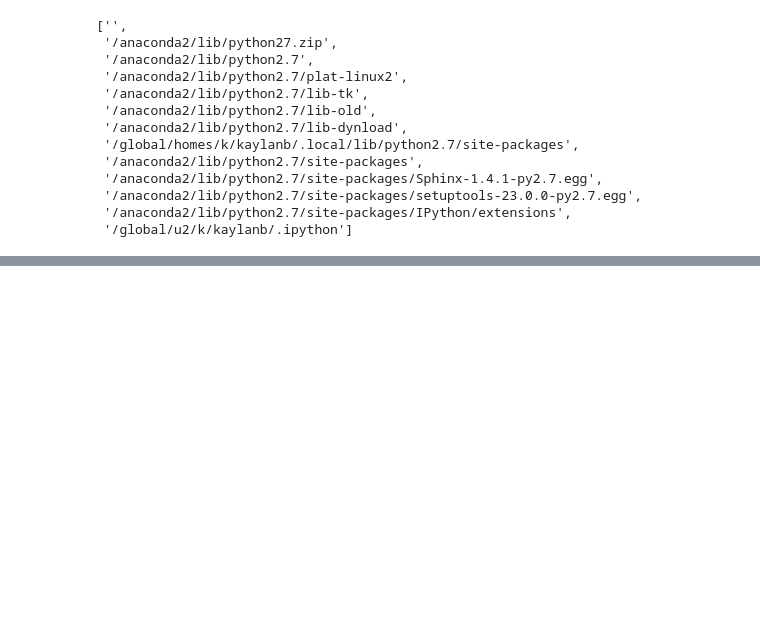
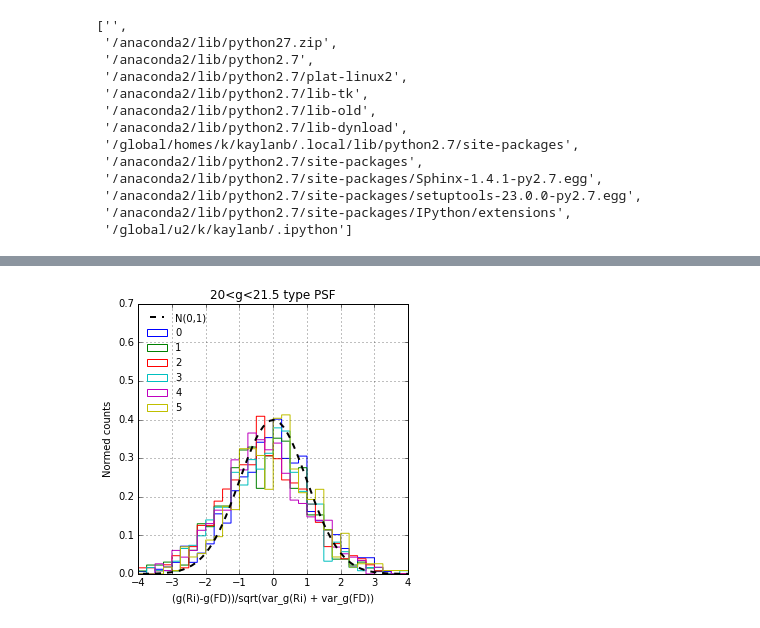
Before and after one commit to gaztanaga/legacypipe, a Jupyter notebook: py/legacyanalysis/validation/README.ipynb, the cells around one changed output, grey strips where cells are left out. Cells and saved outputs as stored; diff of their text form; code cells hidden in the pictures; blank space fills up the shorter version.

```diff
--- a/py/legacyanalysis/validation/README.ipynb
+++ b/py/legacyanalysis/validation/README.ipynb
@@ -86,0 +124,4 @@ import pickle
+# %%
+cosmos_plots(show=True)
+# %% [output]
+[figure, added]
```
Also changed, not shown: parts of 11 cells of this notebook.
